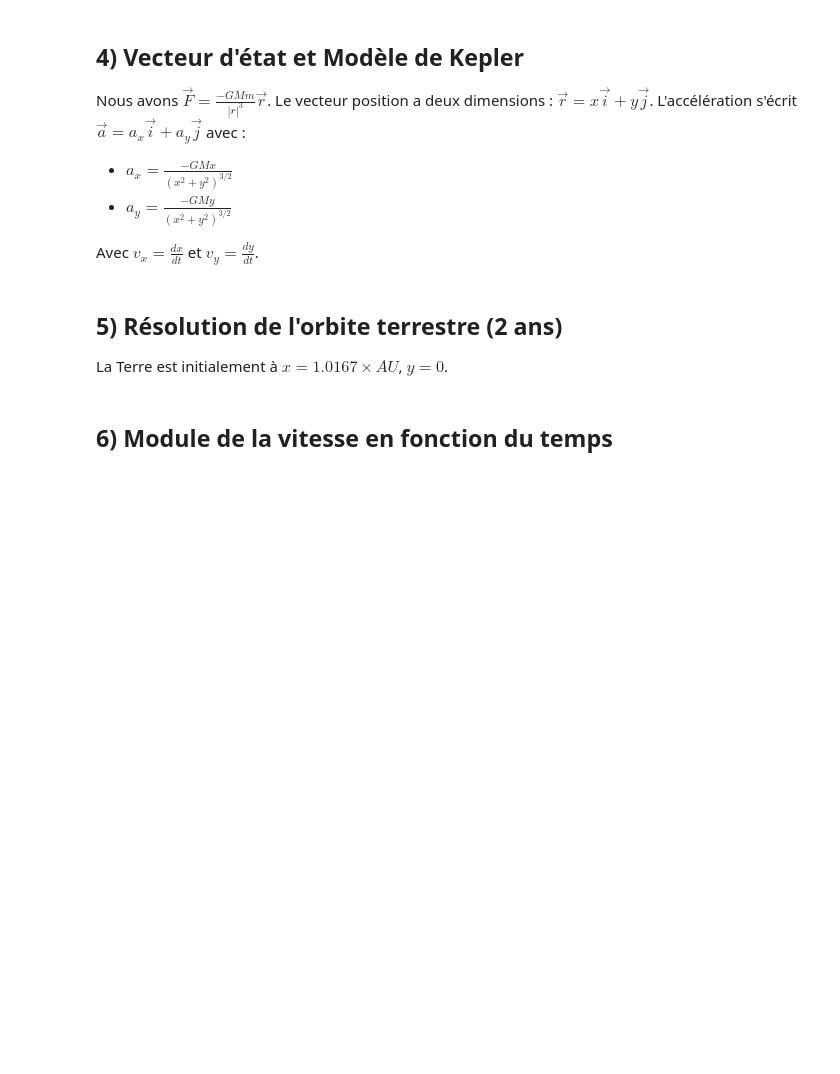
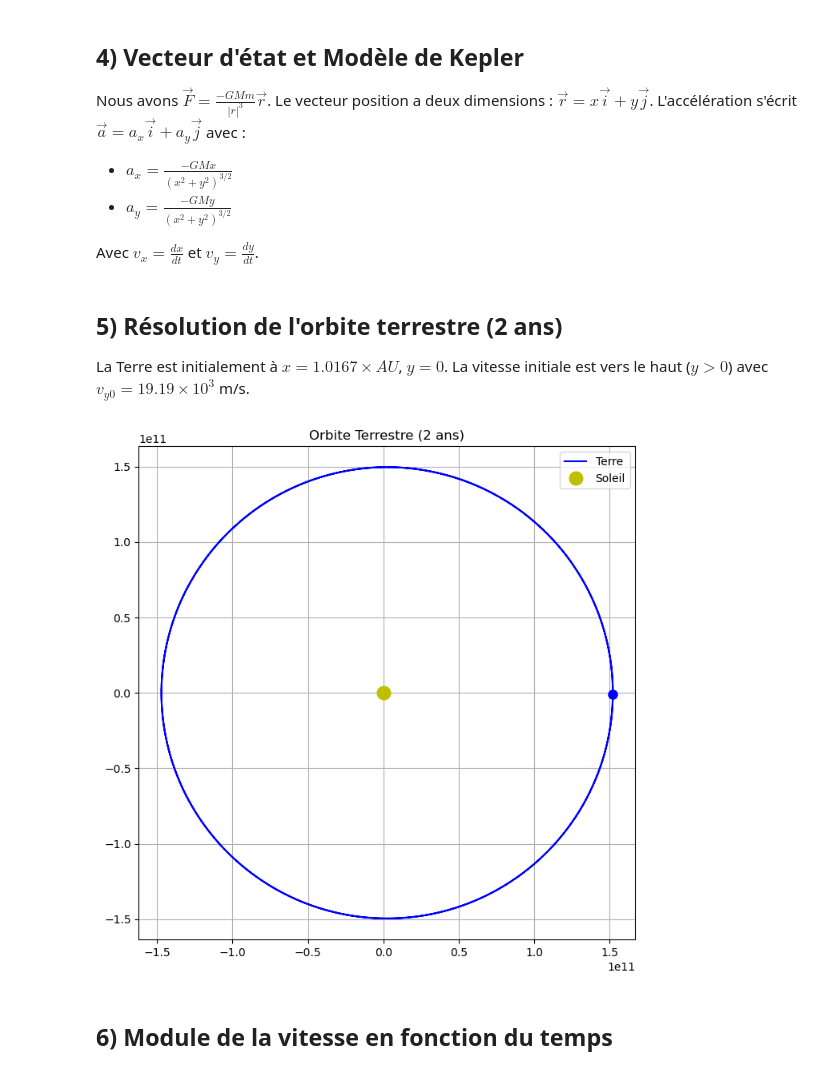
Before and after one commit to Amipha/outils-num, a Jupyter notebook: CC/CC-TP.ipynb, the cells around one changed output. Saved outputs shown, nothing was run; the diff lists cells and outputs as text; code cells hidden in the pictures; blank space fills up the shorter version.

```diff
--- a/CC/CC-TP.ipynb
+++ b/CC/CC-TP.ipynb
@@ -60,26 +60,30 @@ def FKepler(t, Y):
 # %% [markdown]
 ## 5) Résolution de l'orbite terrestre (2 ans)
 La Terre est initialement à $x = 1.0167 \times AU$, $y = 0$.
+La vitesse initiale est vers le haut ($y > 0$) avec $v_{y0} = 19.19 \times 10^3$ m/s.
 # %%
 n_years = 2
 t0, tf, N = 0, n_years * YEAR, 1000 * n_years
 
 # Initialisation
 x0 = 1.0167 * AU
-vy0 = np.sqrt(GRAV * M_sun / AU)
+vy0 = 29.29 * 10**3
 Y_init = Y(x0, 0.0, 0.0, vy0)
 
 t, y = RK4(FKepler, t0, Y_init, tf, N)
 
 fig, ax = plt.subplots(figsize=(8, 8))
 ax.plot(y[:, 0], y[:, 1], label="Terre", color="blue")
+ax.plot(y[-1, 0], y[-1, 1], 'o', color="blue", markersize=8)  # Planète Terre
 ax.plot(0, 0, 'yo', markersize=12, label="Soleil")
 
 ax.set_title(f"Orbite Terrestre ({n_years} ans)")
 ax.legend()
 ax.axis("equal")
 ax.grid(True)
 plt.show()
+# %% [output]
+[figure, added]
 # %% [markdown]
 ## 6) Module de la vitesse en fonction du temps
 # %%
```
Also changed, not shown: parts of 4 cells of this notebook.
